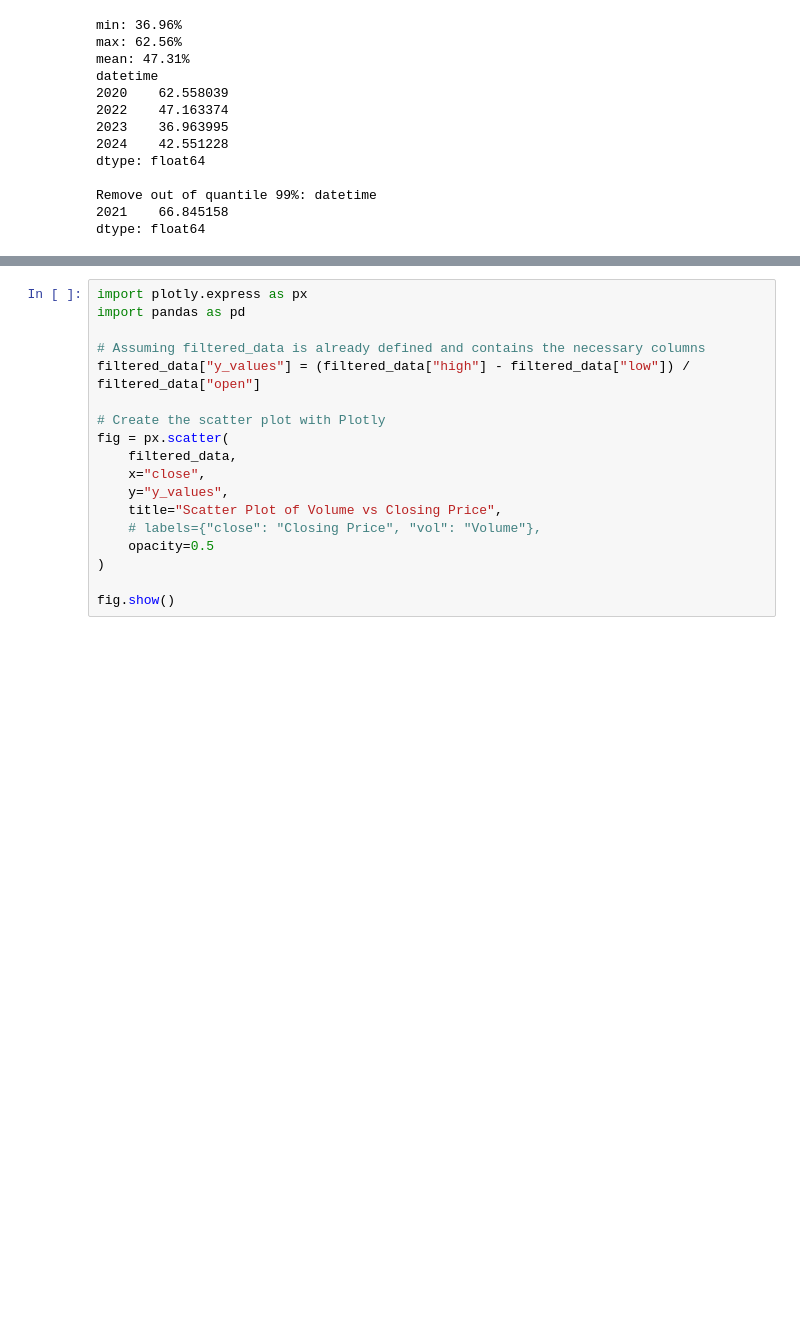
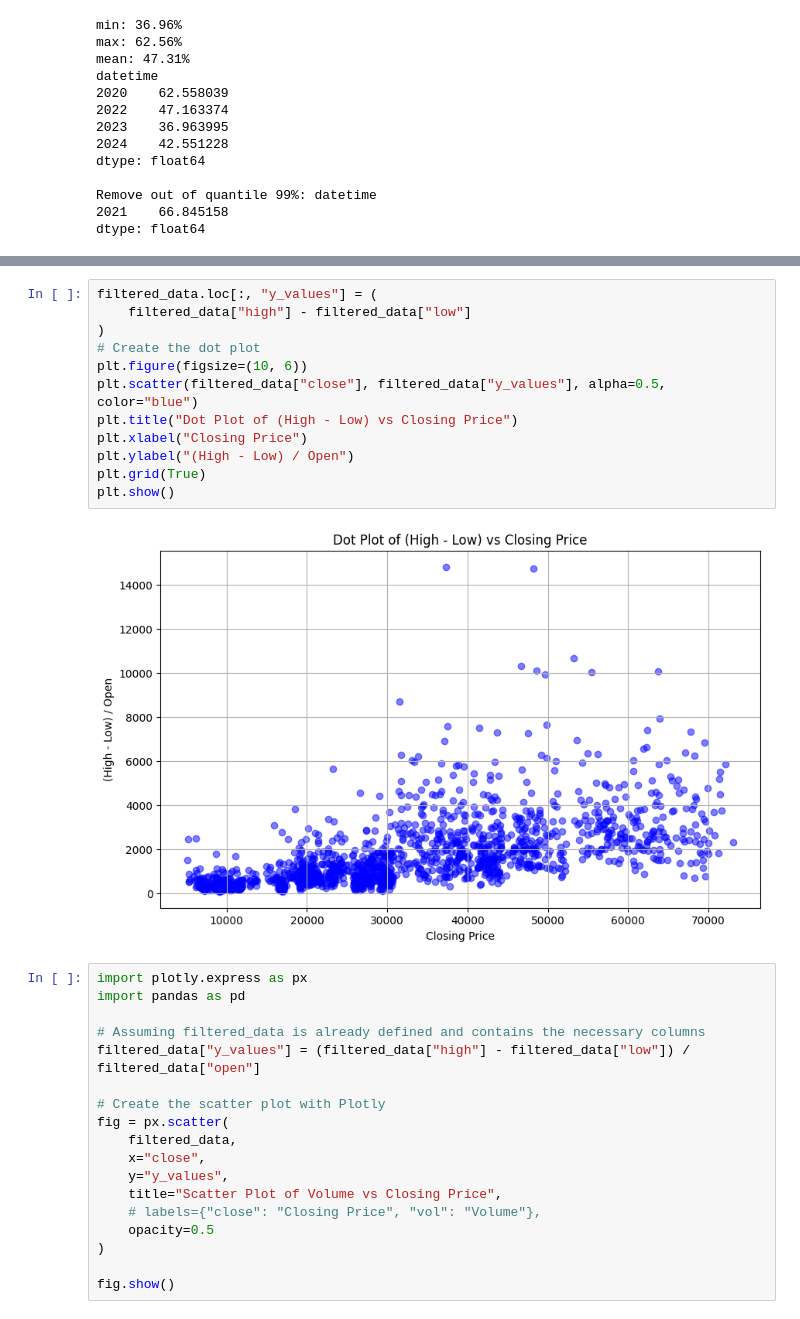
Before and after one commit to propuchon/quant-research, a Jupyter notebook: notebooks/bitcoin.ipynb, the cells around one changed output, grey strips where cells are left out. Cells and saved outputs as stored; diff of their text form; blank space fills up the shorter version.

```diff
--- a/notebooks/bitcoin.ipynb
+++ b/notebooks/bitcoin.ipynb
@@ -568,4 +564,18 @@ See the caveats in the documentation: https://pandas.pydata.org/pandas-docs/stab
 [figure]
+# %%
+filtered_data.loc[:, "y_values"] = (
+    filtered_data["high"] - filtered_data["low"]
+)
+# Create the dot plot
+plt.figure(figsize=(10, 6))
+plt.scatter(filtered_data["close"], filtered_data["y_values"], alpha=0.5, color="blue")
+plt.title("Dot Plot of (High - Low) vs Closing Price")
+plt.xlabel("Closing Price")
+plt.ylabel("(High - Low) / Open")
+plt.grid(True)
+plt.show()
+# %% [output]
+[figure, added]
 # %%
 import plotly.express as px
 import pandas as pd
```
Also changed, not shown: parts of 1 cell of this notebook, 2 other files.
